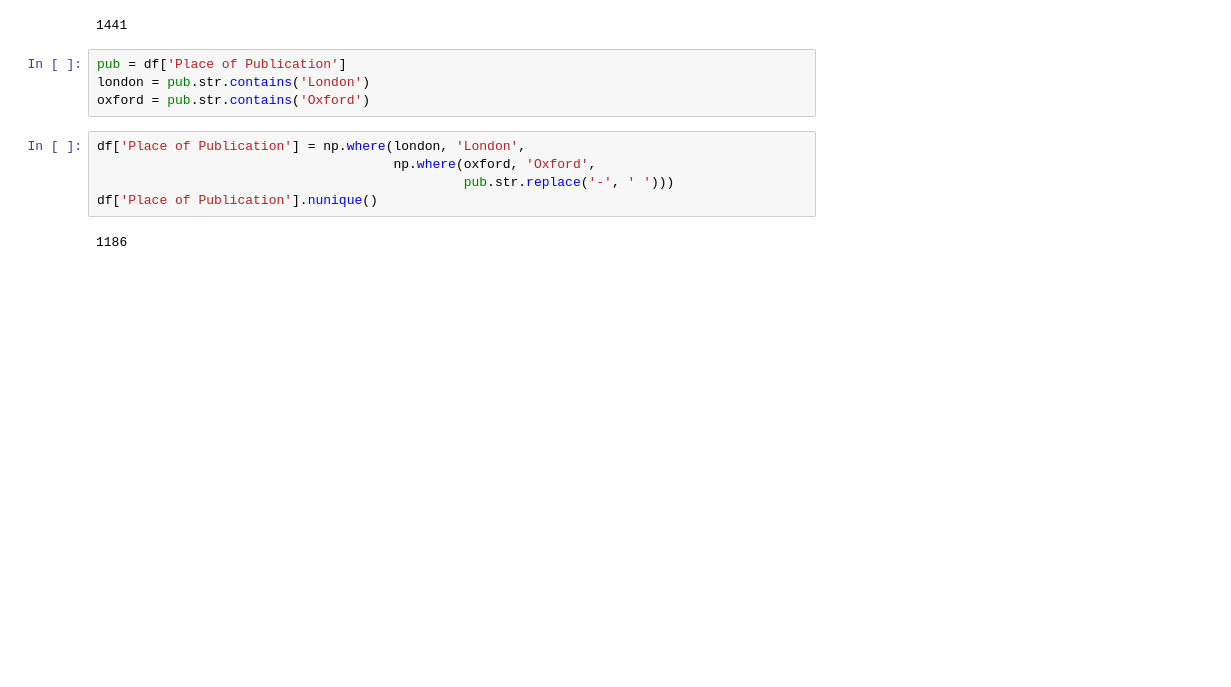
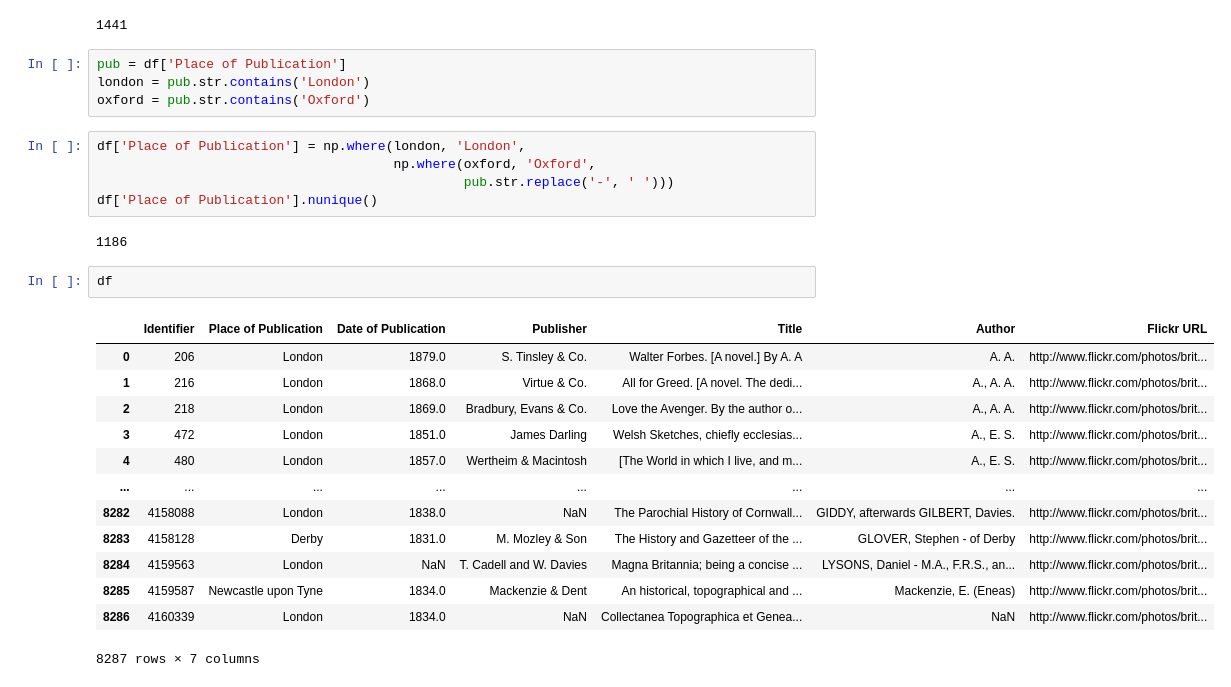
Before and after one commit to mohsen-dl/DataCleaning, a Jupyter notebook: DataCleaning.ipynb, the cells around one changed output. Drawn from its saved outputs; the diff is of its cells as text; blank space fills up the shorter version.

```diff
--- a/DataCleaning.ipynb
+++ b/DataCleaning.ipynb
@@ -133,3 +133,19 @@ df['Place of Publication'] = np.where(london, 'London',
 df['Place of Publication'].nunique()
 # %% [output]
 1186
+# %%
+df
+# %% [output]
+|  | Identifier | Place of Publication | Date of Publication | Publisher | Title | Author | Flickr URL |
+| 0 | 206 | London | 1879.0 | S. Tinsley & Co. | Walter Forbes. [A novel.] By A. A | A. A. | http://www.flickr.com/photos/brit... |
+| 1 | 216 | London | 1868.0 | Virtue & Co. | All for Greed. [A novel. The dedi... | A., A. A. | http://www.flickr.com/photos/brit... |
+| 2 | 218 | London | 1869.0 | Bradbury, Evans & Co. | Love the Avenger. By the author o... | A., A. A. | http://www.flickr.com/photos/brit... |
+| 3 | 472 | London | 1851.0 | James Darling | Welsh Sketches, chiefly ecclesias... | A., E. S. | http://www.flickr.com/photos/brit... |
+| 4 | 480 | London | 1857.0 | Wertheim & Macintosh | [The World in which I live, and m... | A., E. S. | http://www.flickr.com/photos/brit... |
+| ... | ... | ... | ... | ... | ... | ... | ... |
+| 8282 | 4158088 | London | 1838.0 | NaN | The Parochial History of Cornwall... | GIDDY, afterwards GILBERT, Davies. | http://www.flickr.com/photos/brit... |
+| 8283 | 4158128 | Derby | 1831.0 | M. Mozley & Son | The History and Gazetteer of the ... | GLOVER, Stephen - of Derby | http://www.flickr.com/photos/brit... |
+| 8284 | 4159563 | London | NaN | T. Cadell and W. Davies | Magna Britannia; being a concise ... | LYSONS, Daniel - M.A., F.R.S., an... | http://www.flickr.com/photos/brit... |
+| 8285 | 4159587 | Newcastle upon Tyne | 1834.0 | Mackenzie & Dent | An historical, topographical and ... | Mackenzie, E. (Eneas) | http://www.flickr.com/photos/brit... |
+| 8286 | 4160339 | London | 1834.0 | NaN | Collectanea Topographica et Genea... | NaN | http://www.flickr.com/photos/brit... |
+8287 rows × 7 columns
```
